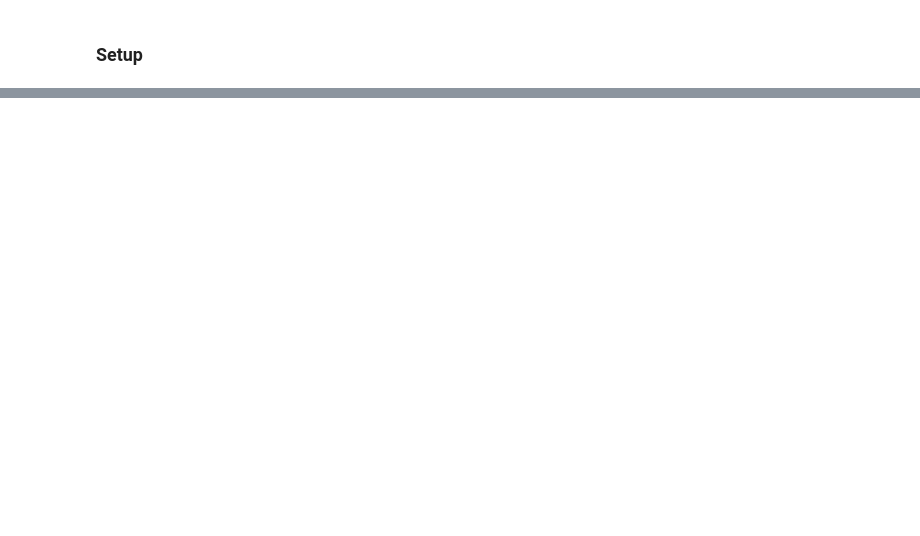
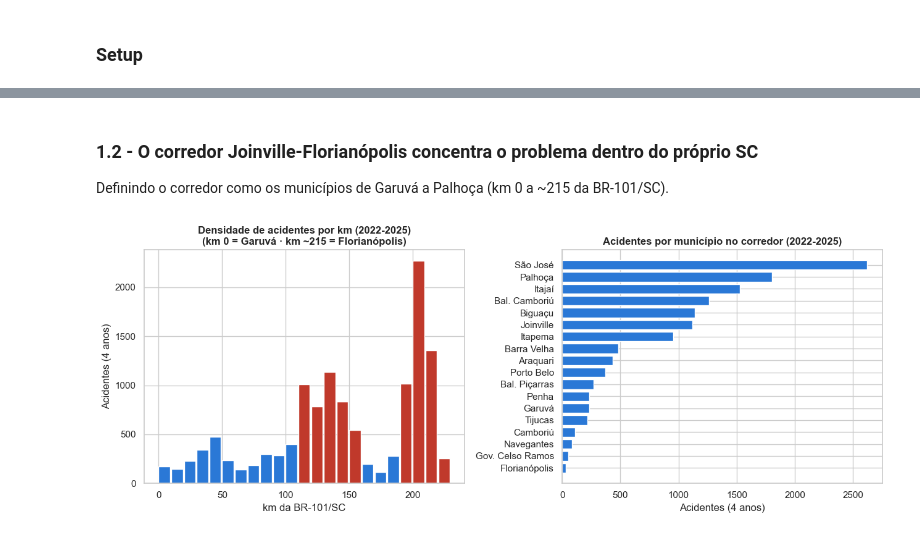
Before and after one commit to enghanderson-lab/ciencia_dados_ufsc, a Jupyter notebook: analysis/analise_viamar.ipynb, the cells around one changed output, grey strips where cells are left out. Drawn from its saved outputs; the diff is of its cells as text; code cells hidden in the pictures; blank space fills up the shorter version.

```diff
--- a/analysis/analise_viamar.ipynb
+++ b/analysis/analise_viamar.ipynb
@@ -99,0 +191,27 @@ corredor_ac2026 = ac2026[ac2026["id"].isin(corredor.loc[corredor["ano"] == 2026,
+# %% [markdown]
+### 1.2 - O corredor Joinville-Florianópolis concentra o problema dentro do próprio SC
+
+Definindo o corredor como os municípios de Garuvá a Palhoça (km 0 a ~215 da BR-101/SC).
+# %%
+fig, axes = plt.subplots(1, 2, figsize=(13, 5))
+
+bins = list(range(0, 231, 10))
+km_counts = corredor["km_num"].dropna().groupby(pd.cut(corredor["km_num"].dropna(), bins=bins)).size()
+hotspot = [(iv.left >= 190) or (110 <= iv.left < 160) for iv in km_counts.index]
+cores_km = [COR_DESTAQUE if h else COR_BASE for h in hotspot]
+axes[0].bar([iv.left for iv in km_counts.index], km_counts.values, width=9, color=cores_km, align="edge")
+axes[0].set_title(f"Densidade de acidentes por km ({ANO_INICIO}-{ANO_FIM})\n(km 0 = Garuvá · km ~215 = Florianópolis)", weight="bold")
+axes[0].set_xlabel("km da BR-101/SC")
+axes[0].set_ylabel(f"Acidentes ({N_ANOS} anos)")
+
+sev_municipio = (corredor.groupby("municipio")["id"].count()
+                  .rename(index=MUNICIPIO_LABEL).sort_values())
+axes[1].barh(sev_municipio.index, sev_municipio.values, color=COR_BASE)
+axes[1].set_title(f"Acidentes por município no corredor ({ANO_INICIO}-{ANO_FIM})", weight="bold")
+axes[1].set_xlabel(f"Acidentes ({N_ANOS} anos)")
+
+plt.tight_layout()
+plt.savefig(FIGS_DIR / "fig0b_corredor_km_municipios.png", dpi=150)
+plt.show()
+# %% [output]
+[figure, added]
```
Also changed, not shown: parts of 30 cells of this notebook, 16 other files.
